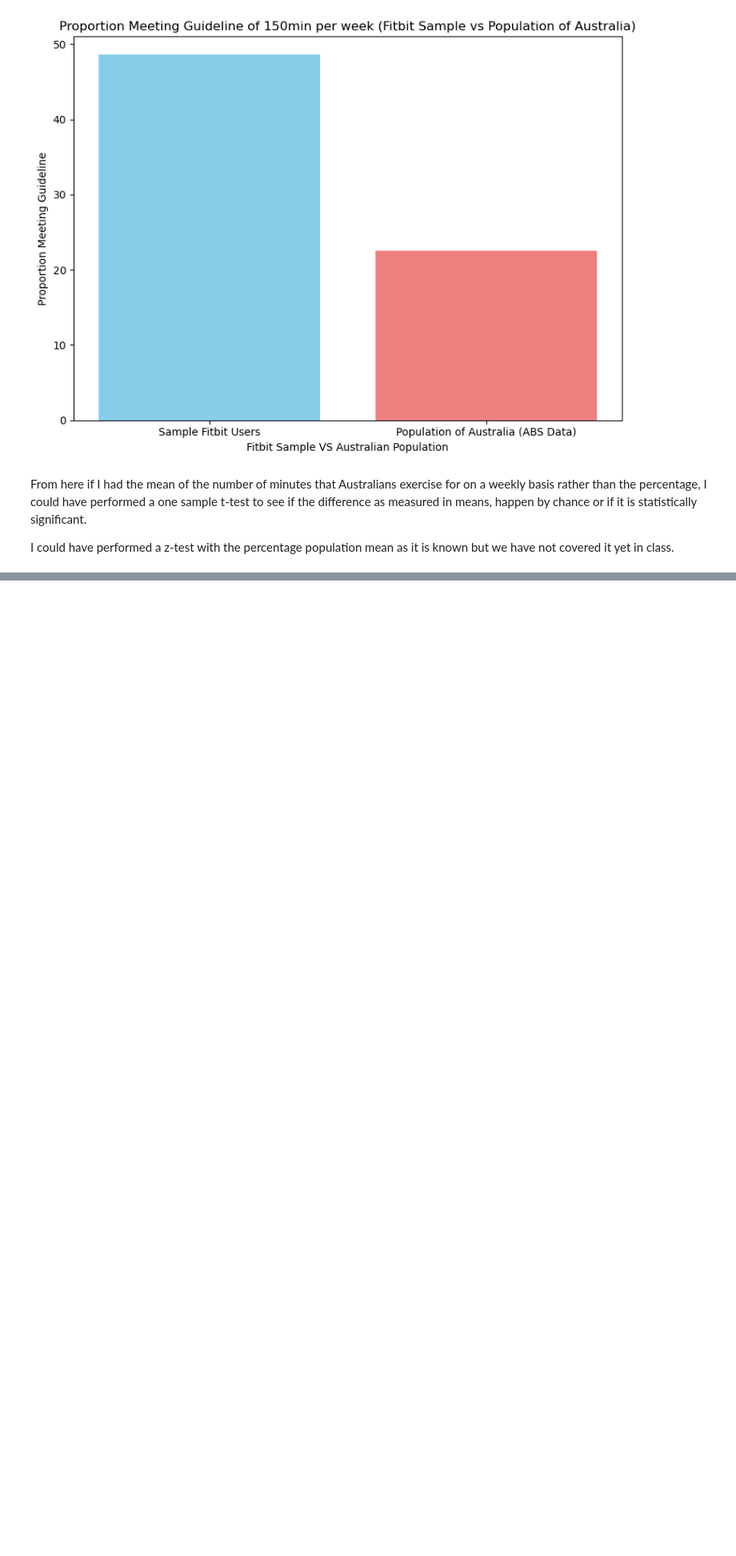
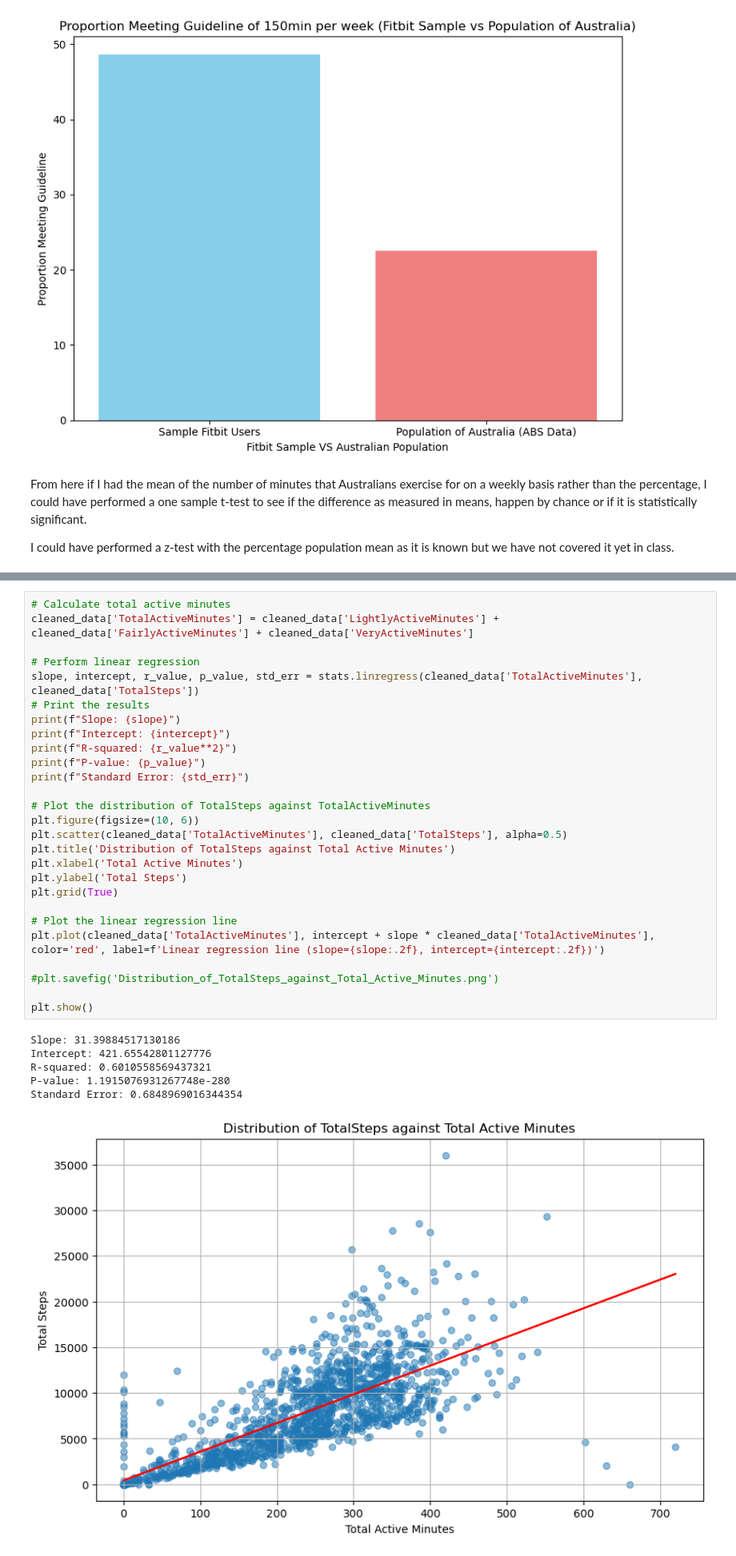
Before and after one commit to kinnith246/Project-1---Group-3, a Jupyter notebook: Dataset/Group 3 NB.ipynb, the cells around one changed output, grey strips where cells are left out. Shown at 80% size. Cells and saved outputs as stored; diff of their text form; blank space fills up the shorter version.

```diff
--- a/Dataset/Group 3 NB.ipynb
+++ b/Dataset/Group 3 NB.ipynb
@@ -498,0 +756,34 @@ I could have performed a z-test with the percentage population mean as it is kno
+# %%
+# Calculate total active minutes
+cleaned_data['TotalActiveMinutes'] = cleaned_data['LightlyActiveMinutes'] + cleaned_data['FairlyActiveMinutes'] + cleaned_data['VeryActiveMinutes']
+
+# Perform linear regression
+slope, intercept, r_value, p_value, std_err = stats.linregress(cleaned_data['TotalActiveMinutes'], cleaned_data['TotalSteps'])
+# Print the results
+print(f"Slope: {slope}")
+print(f"Intercept: {intercept}")
+print(f"R-squared: {r_value**2}")
+print(f"P-value: {p_value}")
+print(f"Standard Error: {std_err}")
+
+# Plot the distribution of TotalSteps against TotalActiveMinutes
+plt.figure(figsize=(10, 6))
+plt.scatter(cleaned_data['TotalActiveMinutes'], cleaned_data['TotalSteps'], alpha=0.5)
+plt.title('Distribution of TotalSteps against Total Active Minutes')
+plt.xlabel('Total Active Minutes')
+plt.ylabel('Total Steps')
+plt.grid(True)
+
+# Plot the linear regression line
+plt.plot(cleaned_data['TotalActiveMinutes'], intercept + slope * cleaned_data['TotalActiveMinutes'], color='red', label=f'Linear regression line (slope={slope:.2f}, intercept={intercept:.2f})')
+
+#plt.savefig('Distribution_of_TotalSteps_against_Total_Active_Minutes.png')
+
+plt.show()
+# %% [output]
+Slope: 31.39884517130186
+Intercept: 421.65542801127776
+R-squared: 0.6010558569437321
+P-value: 1.1915076931267748e-280
+Standard Error: 0.6848969016344354
+[figure, added]
```
Also changed, not shown: parts of 15 cells of this notebook, 13 other files.
